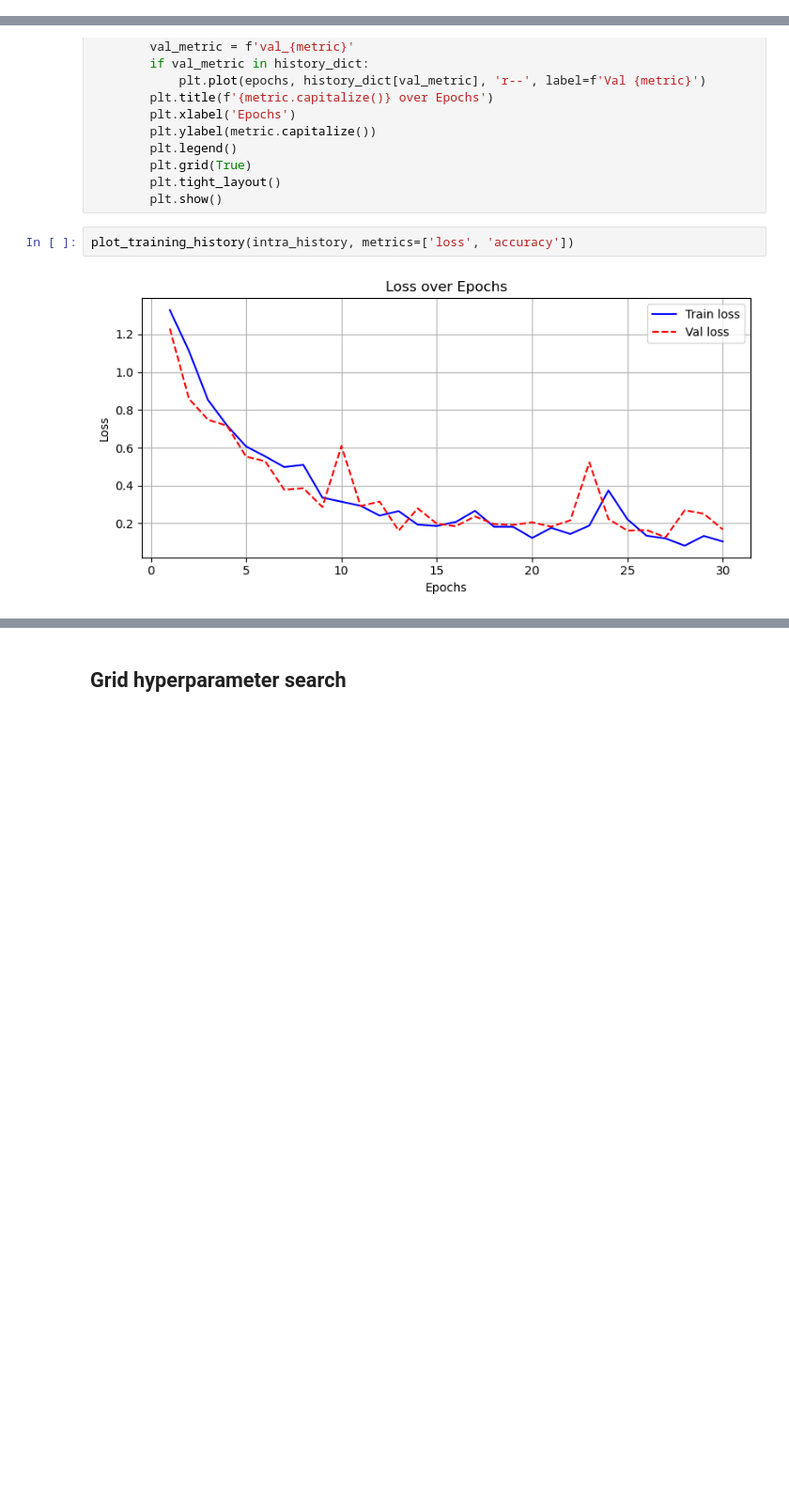
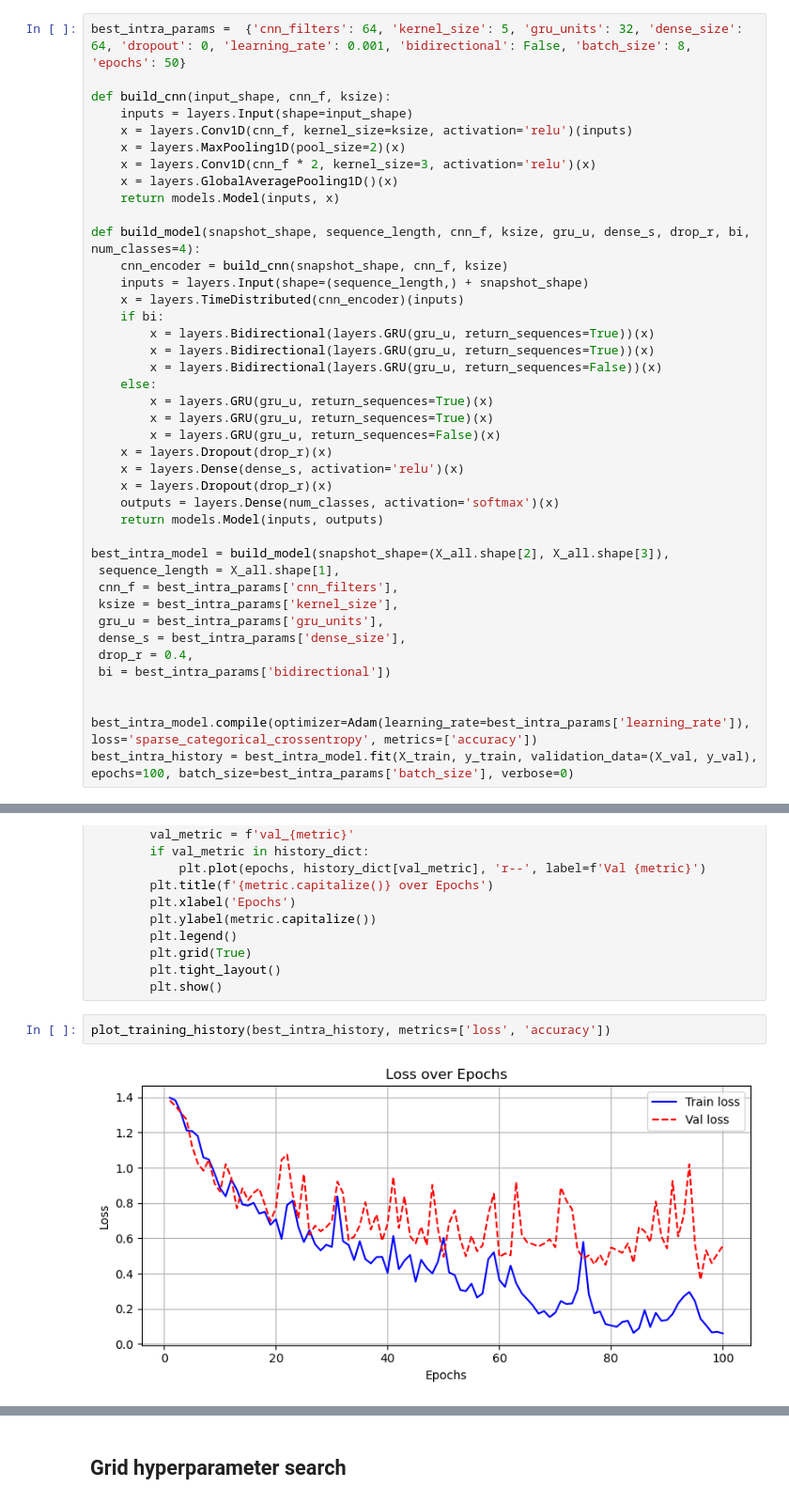
Before and after one commit to antisocialites/Deep-Learning, a Jupyter notebook: Assignment 2/Sensor_combinations.ipynb, the cells around one changed output, grey strips where cells are left out. Shown at 94% size. Cells and saved outputs as stored; diff of their text form; blank space fills up the shorter version.

Commit message:
Intra testing

```diff
--- a/Assignment 2/Sensor_combinations.ipynb
+++ b/Assignment 2/Sensor_combinations.ipynb
@@ -834,3 +933,44 @@ Epoch 30/30
+# %%
+best_intra_params =  {'cnn_filters': 64, 'kernel_size': 5, 'gru_units': 32, 'dense_size': 64, 'dropout': 0, 'learning_rate': 0.001, 'bidirectional': False, 'batch_size': 8, 'epochs': 50}
+
+def build_cnn(input_shape, cnn_f, ksize):
+    inputs = layers.Input(shape=input_shape)
+    x = layers.Conv1D(cnn_f, kernel_size=ksize, activation='relu')(inputs)
+    x = layers.MaxPooling1D(pool_size=2)(x)
+    x = layers.Conv1D(cnn_f * 2, kernel_size=3, activation='relu')(x)
+    x = layers.GlobalAveragePooling1D()(x)
+    return models.Model(inputs, x)
+
+def build_model(snapshot_shape, sequence_length, cnn_f, ksize, gru_u, dense_s, drop_r, bi, num_classes=4):
+    cnn_encoder = build_cnn(snapshot_shape, cnn_f, ksize)
+    inputs = layers.Input(shape=(sequence_length,) + snapshot_shape)
+    x = layers.TimeDistributed(cnn_encoder)(inputs)
+    if bi:
+        x = layers.Bidirectional(layers.GRU(gru_u, return_sequences=True))(x)
+        x = layers.Bidirectional(layers.GRU(gru_u, return_sequences=True))(x)
+        x = layers.Bidirectional(layers.GRU(gru_u, return_sequences=False))(x)
+    else:
+        x = layers.GRU(gru_u, return_sequences=True)(x)
+        x = layers.GRU(gru_u, return_sequences=True)(x)
+        x = layers.GRU(gru_u, return_sequences=False)(x)
+    x = layers.Dropout(drop_r)(x)
+    x = layers.Dense(dense_s, activation='relu')(x)
+    x = layers.Dropout(drop_r)(x)
+    outputs = layers.Dense(num_classes, activation='softmax')(x)
+    return models.Model(inputs, outputs)
+
+best_intra_model = build_model(snapshot_shape=(X_all.shape[2], X_all.shape[3]),
+ sequence_length = X_all.shape[1],
+ cnn_f = best_intra_params['cnn_filters'],
+ ksize = best_intra_params['kernel_size'],
+ gru_u = best_intra_params['gru_units'],
+ dense_s = best_intra_params['dense_size'],
+ drop_r = 0.4,
+ bi = best_intra_params['bidirectional'])
+
+
+best_intra_model.compile(optimizer=Adam(learning_rate=best_intra_params['learning_rate']), loss='sparse_categorical_crossentropy', metrics=['accuracy'])
+best_intra_history = best_intra_model.fit(X_train, y_train, validation_data=(X_val, y_val), epochs=100, batch_size=best_intra_params['batch_size'], verbose=0)
 # %%
 
 def plot_training_history(history, metrics=['loss', 'accuracy']):
@@ -861,6 +1001,6 @@ def plot_training_history(history, metrics=['loss', 'accuracy']):
         plt.tight_layout()
         plt.show()
 # %%
-plot_training_history(intra_history, metrics=['loss', 'accuracy'])
+plot_training_history(best_intra_history, metrics=['loss', 'accuracy'])
 # %% [output]
-[figure, old version]
+[figure, new version]
```
Also changed, not shown: parts of 24 cells of this notebook.
